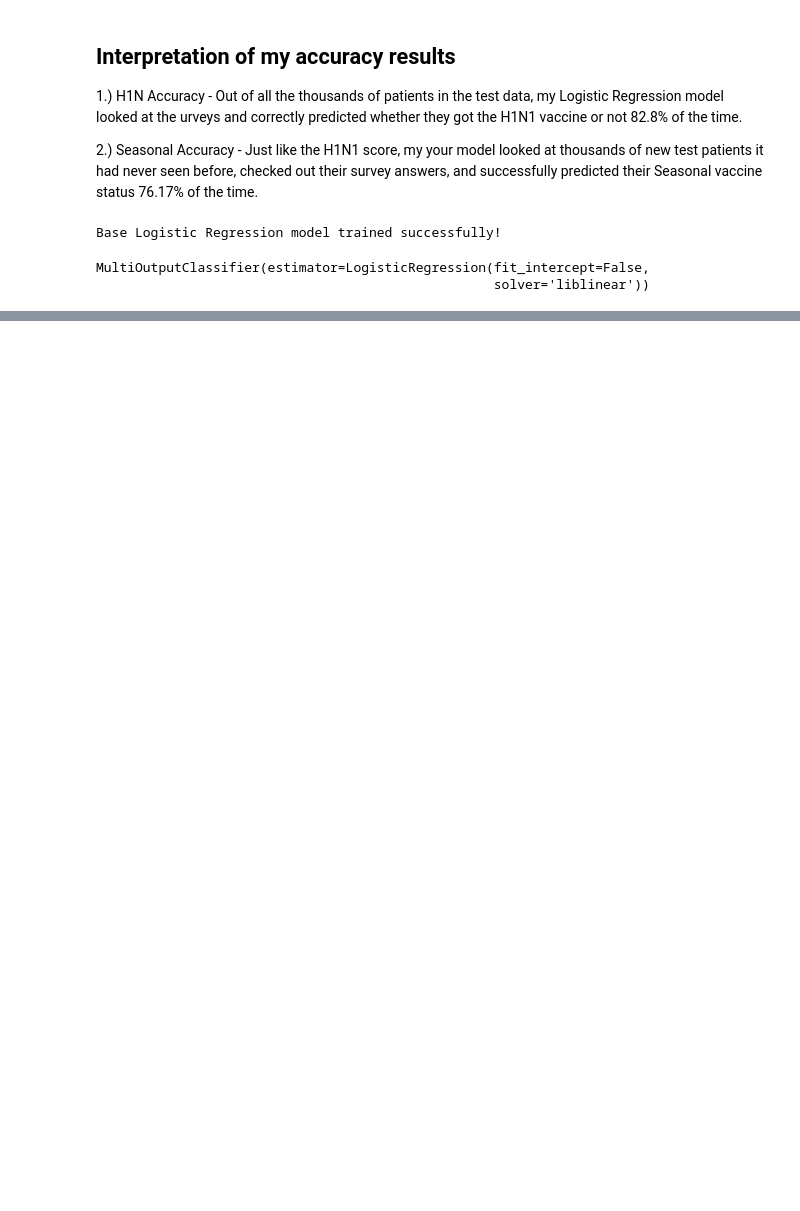
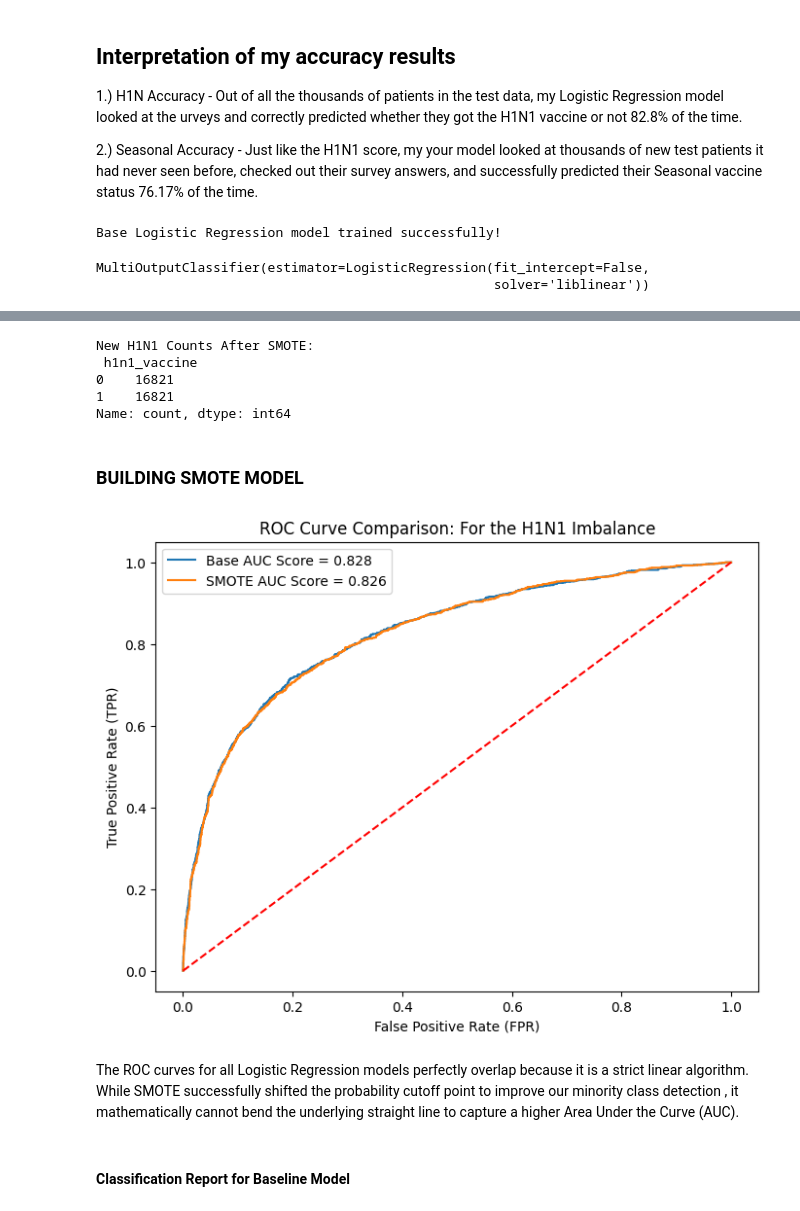
Before and after one commit to angelawachira-eng/H1N1_and_Seasonal_Flu_Vaccines---ML_Project, a Jupyter notebook: Vaccines_prediction_analysis.ipynb, the cells around one changed output, grey strips where cells are left out. Cells and saved outputs as stored; diff of their text form; code cells hidden in the pictures; blank space fills up the shorter version.

Commit message:
Building SMOTE Model

```diff
--- a/Vaccines_prediction_analysis.ipynb
+++ b/Vaccines_prediction_analysis.ipynb
@@ -774,0 +820,69 @@ Name: proportion, dtype: float64
+# %%
+
+# 1. Handling Imbalanced for H1N1 Vaccine
+y_train_h1n1 = y_train['h1n1_vaccine']
+
+# 2. Balance the features and the target instantly
+smote = SMOTE(random_state=42)
+X_train_h1n1_smoted, y_train_h1n1_smoted = smote.fit_resample(X_train_scaled, y_train_h1n1)
+
+# 3. Print the new balanced counts
+print("New H1N1 Counts After SMOTE:\n", pd.Series(y_train_h1n1_smoted).value_counts())
+# %% [output]
+New H1N1 Counts After SMOTE:
+ h1n1_vaccine
+0    16821
+1    16821
+Name: count, dtype: int64
+# %% [markdown]
+### BUILDING SMOTE MODEL
+# %%
+# Only comparing H1N1 since it is the imbalanced target!
+y_train_h1n1 = y_train['h1n1_vaccine']
+y_test_h1n1 = y_test['h1n1_vaccine']
+
+
+# 1. THE BASE MODEL (Untuned)
+
+base_model = LogisticRegression(solver='liblinear', random_state=42)
+base_model.fit(X_train_scaled, y_train_h1n1)
+
+scores_base = base_model.decision_function(X_test_scaled)
+fpr_base, tpr_base, thresholds_base = roc_curve(y_test_h1n1, scores_base)
+auc_base = roc_auc_score(y_test_h1n1, scores_base)
+
+
+
+# 2. THE SMOTE MODEL
+smote_model = LogisticRegression(solver='liblinear', random_state=42)
+smote_model.fit(X_train_h1n1_smoted, y_train_h1n1_smoted)
+
+scores_smote = smote_model.decision_function(X_test_scaled)
+fpr_smote, tpr_smote, thresholds_smote = roc_curve(y_test_h1n1, scores_smote)
+auc_smote = roc_auc_score(y_test_h1n1, scores_smote)
+
+
+
+# PLOTTING THE ROC CURVES
+
+plt.figure(figsize=(8,6))
+
+# Plot all two lines
+plt.plot(fpr_base, tpr_base, label=f"Base AUC Score = {auc_base:.3f}")
+
+plt.plot(fpr_smote, tpr_smote, label=f"SMOTE AUC Score = {auc_smote:.3f}")
+
+# Plot the 50/50 randomized guess baseline (the red dashed line)
+plt.plot([0,1], [0,1], linestyle='--', color='red')
+
+plt.title('ROC Curve Comparison: For the H1N1 Imbalance')
+plt.xlabel('False Positive Rate (FPR)')
+plt.ylabel('True Positive Rate (TPR)')
+plt.legend()
+plt.show()
+# %% [output]
+[figure, added]
+# %% [markdown]
+The ROC curves for all Logistic Regression models perfectly overlap because it is a strict linear algorithm. While SMOTE successfully shifted the probability cutoff point to improve our minority class detection , it mathematically cannot bend the underlying straight line to capture a higher Area Under the Curve (AUC).
+# %% [markdown]
+#### Classification Report for Baseline Model
```
Also changed, not shown: parts of 36 cells of this notebook.
